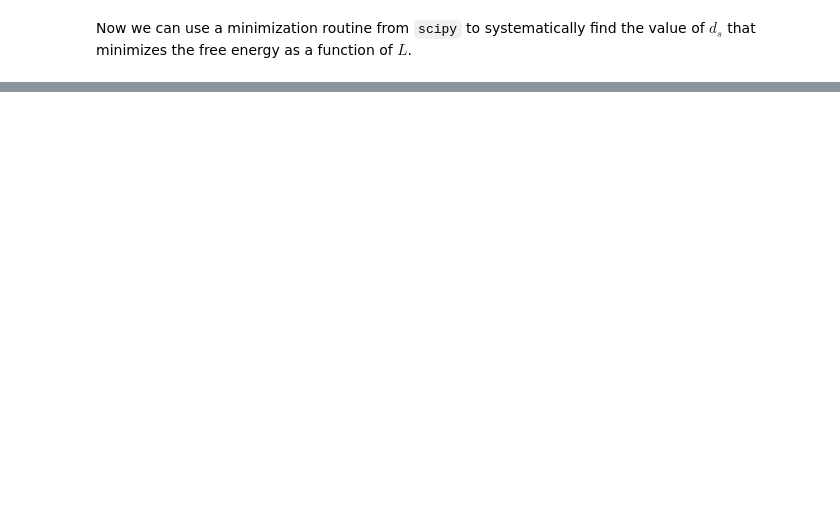
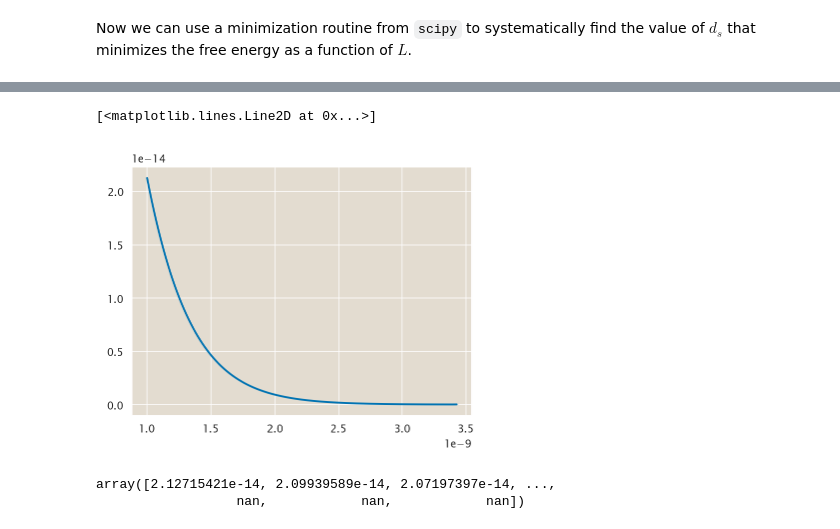
Before and after one commit to mrazomej/pboc, a Jupyter notebook: src/chapter_10.ipynb, the cells around one changed output, grey strips where cells are left out. Saved outputs shown, nothing was run; the diff lists cells and outputs as text; code cells hidden in the pictures; blank space fills up the shorter version.

```diff
--- a/src/chapter_10.ipynb
+++ b/src/chapter_10.ipynb
@@ -339,0 +340,17 @@ array([199.27053004, 199.27053004, 199.27053004, 199.27053004,
+# %%
+ds = np.linspace(1E-9, 1E-8, 2000)
+
+G = np.zeros_like(ds)
+
+for i, d in enumerate(ds):
+    G[i] = G_virus(d, *param)
+
+plt.plot(ds, G)
+# %% [output]
+[<matplotlib.lines.Line2D at 0x...>]
+[figure, added]
+# %%
+G
+# %% [output]
+array([2.12715421e-14, 2.09939589e-14, 2.07197397e-14, ...,
+                  nan,            nan,            nan])
```
Also changed, not shown: parts of 9 cells of this notebook.
